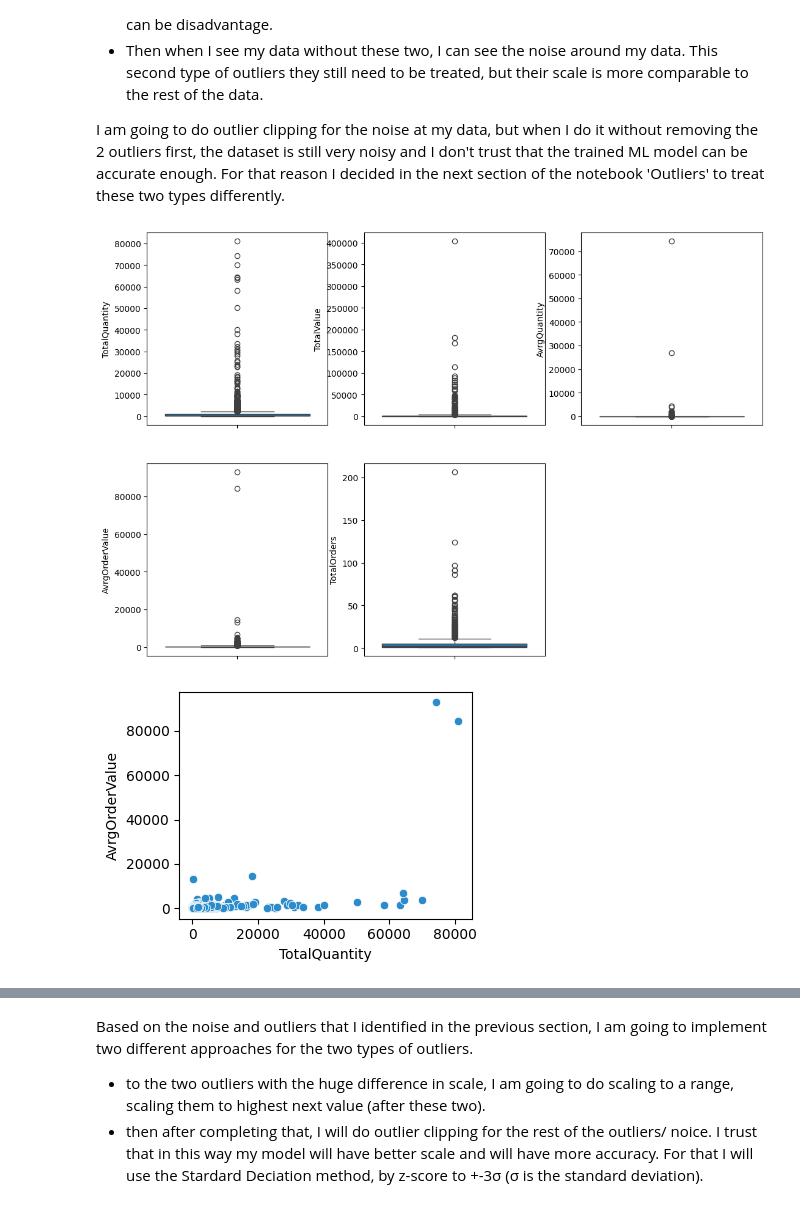
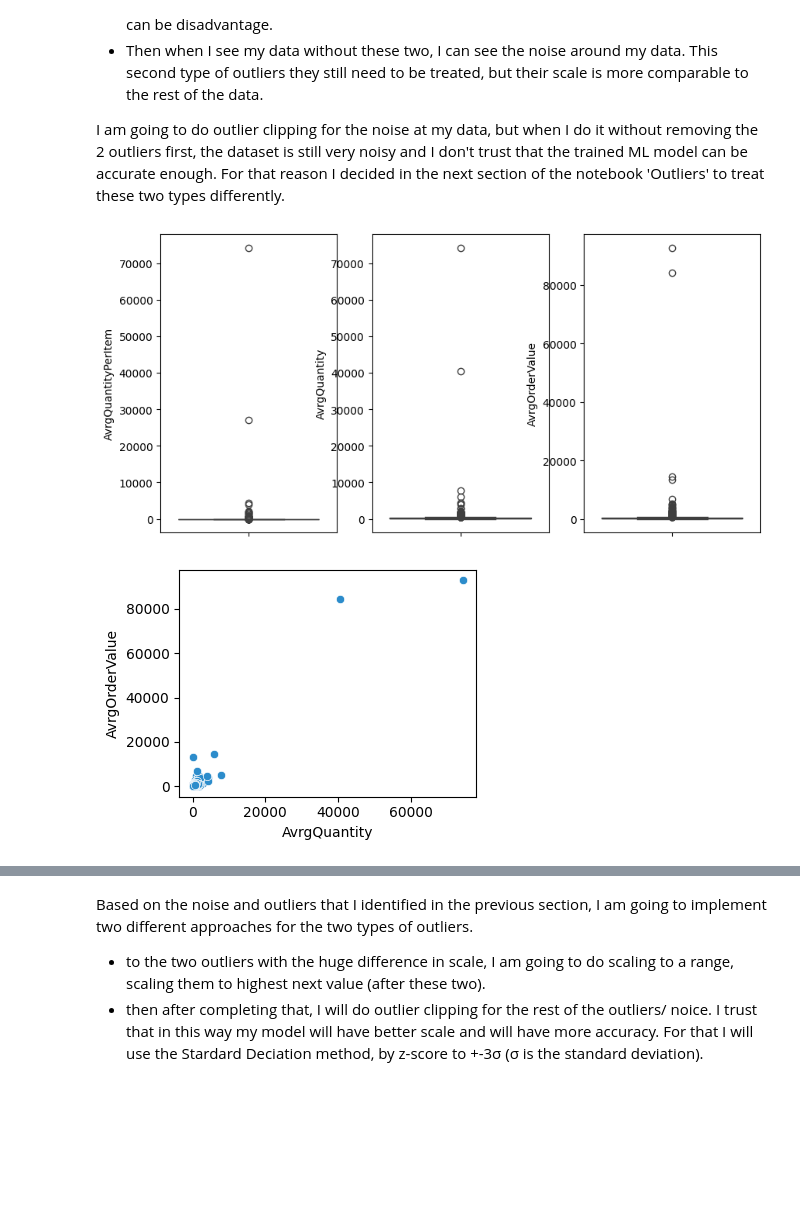
Before and after one commit to dimitsagk/ClientClustering_InventoryForecast, a Jupyter notebook: notebooks/03_ClientClustering_ML-notebook.ipynb, the cells around one changed output, grey strips where cells are left out. Drawn from its saved outputs; the diff is of its cells as text; code cells hidden in the pictures; blank space fills up the shorter version.

```diff
--- a/notebooks/03_ClientClustering_ML-notebook.ipynb
+++ b/notebooks/03_ClientClustering_ML-notebook.ipynb
@@ -81,0 +62,31 @@ cust.head()
+# %%
+def feat_eng(df):
+    ''' This function, does feature engineering and returns the constructed dataframe.
+    '''
+
+    # Average quantity per item per order
+    # Grouping by StockCode, in case in the same invoice client has added the product more than once
+    item_quant = df.groupby(['CustomerID','InvoiceNo','StockCode'])['Quantity'].sum().reset_index()
+    item_quant_per_cust = item_quant.groupby('CustomerID')['Quantity'].mean().round(2).reset_index().rename(columns={'Quantity':'AvrgQuantityPerItem'})
+
+    cust = item_quant_per_cust.copy()
+
+
+    # Anerage quantity per order
+    avrg_quant = df.groupby(['CustomerID','InvoiceNo'])['Quantity'].sum().reset_index()
+    avrg_quant_per_cust = avrg_quant.groupby('CustomerID')['Quantity'].mean().round(2).reset_index().rename(columns={'Quantity':'AvrgQuantity'})
+
+    cust = pd.merge(cust, avrg_quant_per_cust, how='left', on='CustomerID')
+
+
+    # Average value per order
+    order_val = df.groupby(['CustomerID','InvoiceNo'])['TotalPrice'].sum().reset_index()
+    avrg_val = order_val.groupby('CustomerID')['TotalPrice'].mean().round(2).reset_index().rename(columns={'TotalPrice':'AvrgOrderValue'})
+
+    cust = pd.merge(cust, avrg_val, how='left', on='CustomerID')
+
+
+    # Setting CustomerID as index
+    cust.set_index('CustomerID', inplace=True)
+
+    return cust
@@ -91,28 +153,23 @@ There is an important decision to be made. I see that I have two types of outlie
 I am going to do outlier clipping for the noise at my data, but when I do it without removing the 2 outliers first, the dataset is still very noisy and I don't trust that the trained ML model can be accurate enough.
 For that reason I decided in the next section of the notebook 'Outliers' to treat these two types differently.
 # %%
-fig, ax = plt.subplots(nrows=2, ncols=3, figsize=(13, 9))
+fig, ax = plt.subplots(nrows=1, ncols=3, figsize=(10, 5))
 
-sns.boxplot(data=cust['TotalQuantity'], ax=ax[0, 0])
-sns.boxplot(data=cust['TotalValue'], ax=ax[0, 1])
-sns.boxplot(data=cust['AvrgQuantity'], ax=ax[0, 2])
-sns.boxplot(data=cust['AvrgOrderValue'], ax=ax[1, 0])
-sns.boxplot(data=cust['TotalOrders'], ax=ax[1, 1])
-
-# Remove the empty subplot
-fig.delaxes(ax[1, 2])
+sns.boxplot(data=cust['AvrgQuantityPerItem'], ax=ax[0])
+sns.boxplot(data=cust['AvrgQuantity'], ax=ax[1])
+sns.boxplot(data=cust['AvrgOrderValue'], ax=ax[2])
 
 plt.show()
 # %% [output]
-[figure, old version]
+[figure, new version]
 # %%
 plt.figure(figsize=(4, 3))
-sns.scatterplot(data=cust, x='TotalQuantity', y='AvrgOrderValue', color='#2C8CCB')
+sns.scatterplot(data=cust, x='AvrgQuantity', y='AvrgOrderValue', color='#2C8CCB')
 plt.tight_layout()  # Adjust layout to prevent cropping
 plt.savefig("../images/scatterplot-outliers1.png")
 plt.show()
 # %% [output]
-[figure, old version]
+[figure, new version]
 # %%
 # Looking into the two big outliers
 df[df.InvoiceNo.isin(['581483','541431'])]
```
Also changed, not shown: parts of 108 cells of this notebook.
